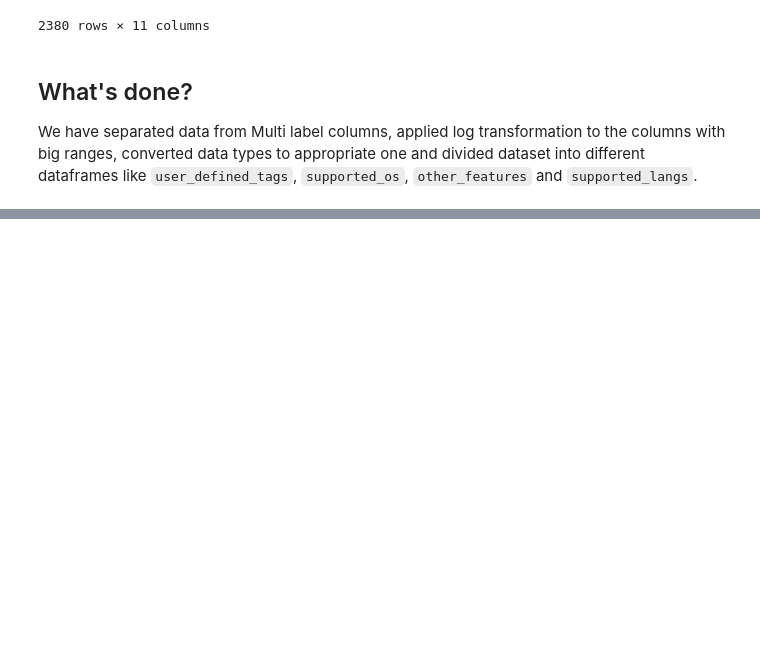
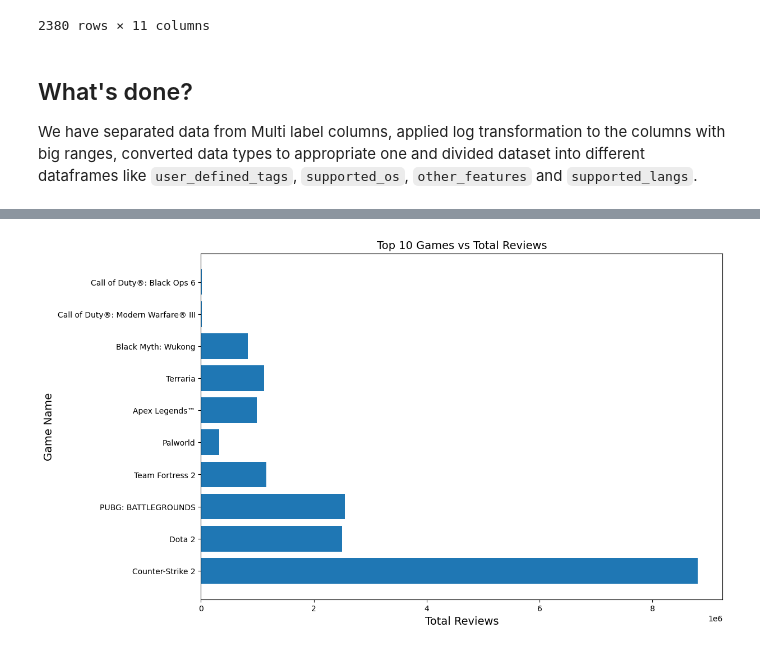
Before and after one commit to Jupiee/steam-eda, a Jupyter notebook: EDA.ipynb, the cells around one changed output, grey strips where cells are left out. Saved outputs shown, nothing was run; the diff lists cells and outputs as text; code cells hidden in the pictures; blank space fills up the shorter version.

```diff
--- a/EDA.ipynb
+++ b/EDA.ipynb
@@ -326,0 +360,12 @@ We have separated data from Multi label columns, applied log transformation to t
+# %%
+top_games['total_reviews'] = np.exp(top_games['log_total_reviews'])
+
+plt.figure(figsize=(12, 8))
+plt.barh(top_games['game_name'], top_games['total_reviews'])
+plt.title('Top 10 Games vs Total Reviews')
+plt.ylabel('Game Name')
+plt.xlabel('Total Reviews')
+
+plt.show()
+# %% [output]
+[figure, added]
```
Also changed, not shown: parts of 4 cells of this notebook.
